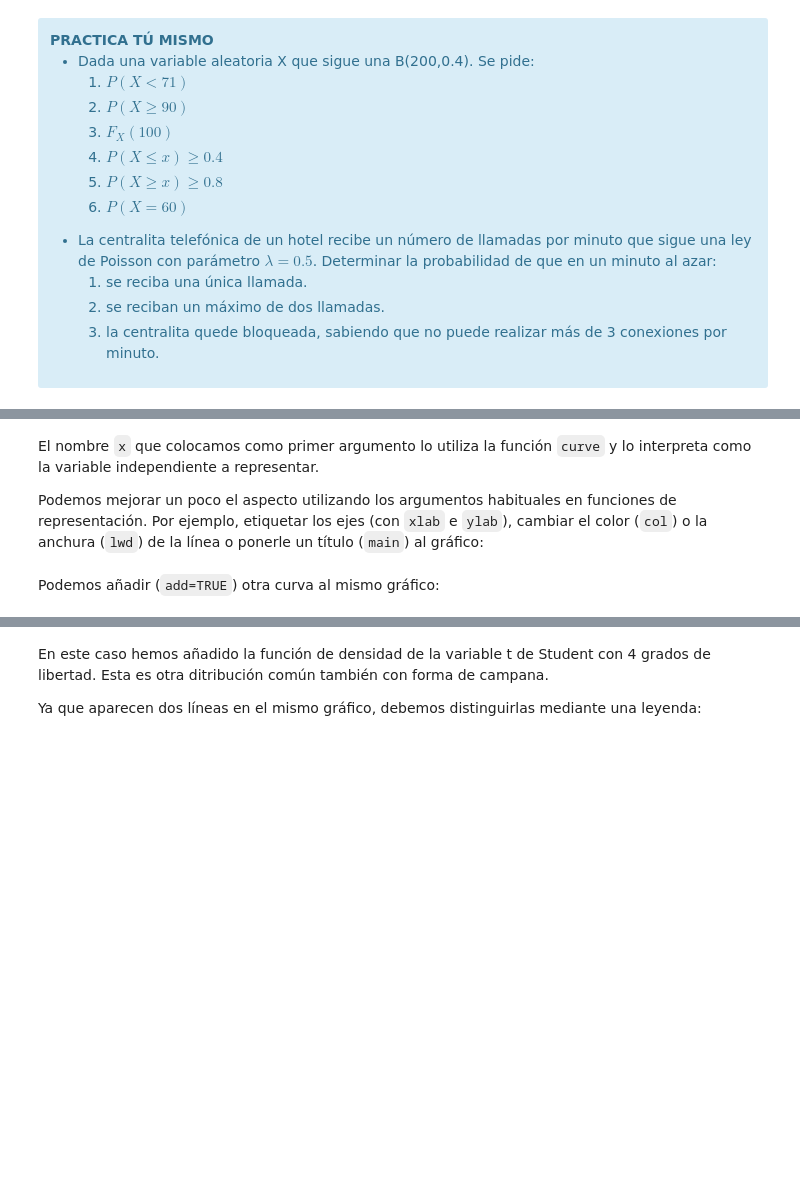
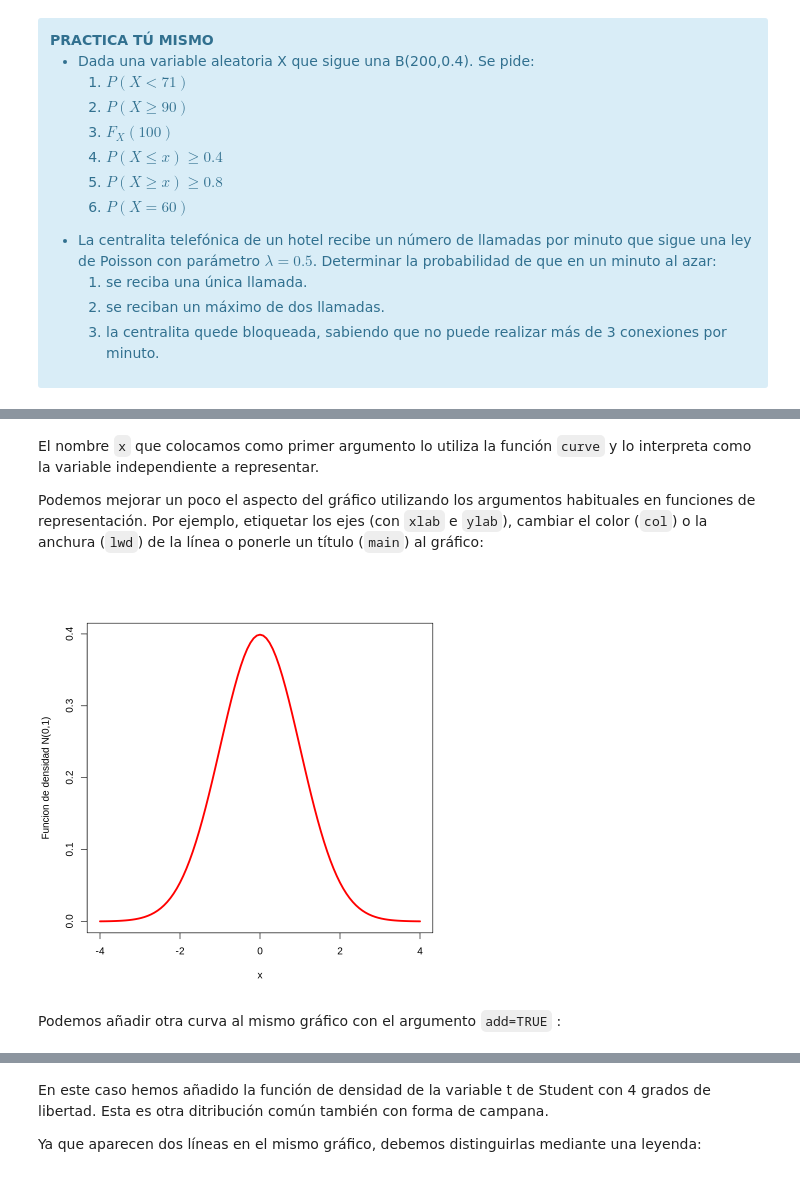
Before and after one commit to InMaths/Practicas_R, a Jupyter notebook: G766_Estadistica/DistribucionesComunes_short.ipynb, the cells around one changed output, grey strips where cells are left out. Drawn from its saved outputs; the diff is of its cells as text; code cells hidden in the pictures; blank space fills up the shorter version.

```diff
--- a/G766_Estadistica/DistribucionesComunes_short.ipynb
+++ b/G766_Estadistica/DistribucionesComunes_short.ipynb
@@ -203,10 +250,12 @@ curve(dnorm(x), -4, 4)
 # %% [markdown]
 El nombre `x` que colocamos como primer argumento lo utiliza la función `curve` y lo interpreta como la variable independiente a representar.
 
-Podemos mejorar un poco el aspecto utilizando los argumentos habituales en funciones de representación. Por ejemplo, etiquetar los ejes (con `xlab` e `ylab`), cambiar el color (`col`) o la anchura (`lwd`) de la línea o ponerle un título (`main`) al gráfico:
+Podemos mejorar un poco el aspecto del gráfico utilizando los argumentos habituales en funciones de representación. Por ejemplo, etiquetar los ejes (con `xlab` e `ylab`), cambiar el color (`col`) o la anchura (`lwd`) de la línea o ponerle un título (`main`) al gráfico:
 # %%
-curve(dnorm(x), -4, 4, col="red", lwd=3, ylab="Funcion de densidad N(0,1)")
+curve(dnorm(x), from=-4, to=4, col="red", lwd=3, ylab="Funcion de densidad N(0,1)")
+# %% [output]
+[figure, added]
 # %% [markdown]
-Podemos añadir (`add=TRUE`) otra curva al mismo gráfico:
+Podemos añadir otra curva al mismo gráfico con el argumento `add=TRUE` :
 # %%
 # N(0,1)
```
Also changed, not shown: parts of 37 cells of this notebook, 1 other file.
